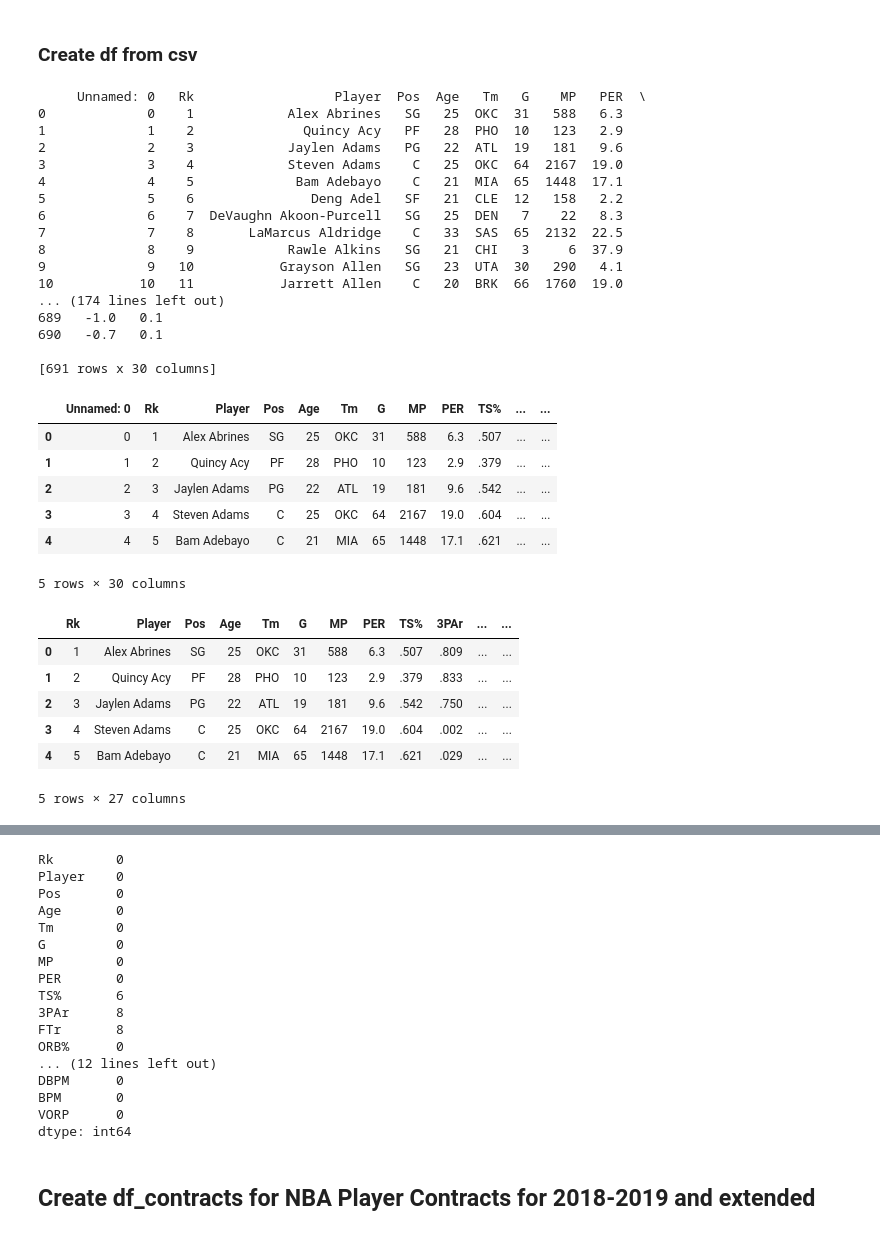
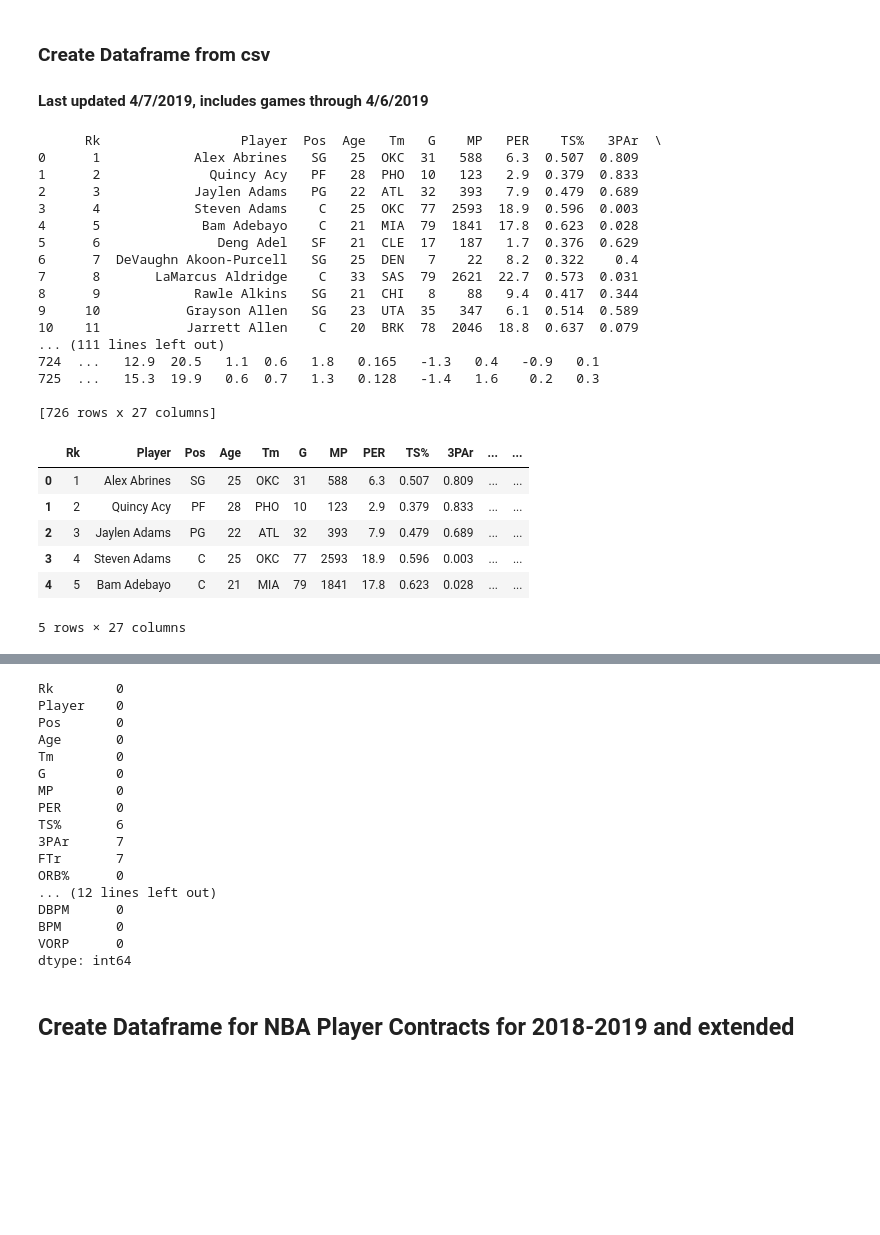
Before and after one commit to drduda9/NBA-Player-Value, a Jupyter notebook: NBA Player Value Data Wrangling.ipynb, the cells around one changed output, grey strips where cells are left out. Saved outputs shown, nothing was run; the diff lists cells and outputs as text; code cells hidden in the pictures; blank space fills up the shorter version.

Commit message:
Add files via upload
Updated notebook with cleaner dataframes

```diff
--- a/NBA Player Value Data Wrangling.ipynb
+++ b/NBA Player Value Data Wrangling.ipynb
@@ -6,38 +6,39 @@ import requests
 import pandas as pd
 import numpy as np
 import matplotlib.pyplot as plt
-# %% [markdown]
-### Create df from csv
+# %% [markdown]
+### Create Dataframe from csv
+#### Last updated 4/7/2019, includes games through 4/6/2019
 # %%
 #creating player stats df from csv
-df = pd.read_csv('nba_player_stats.csv')
+df_stats = pd.read_csv('nba_player_stats.csv')
 # %%
-print(df)
+print(df_stats)
 # %% [output]
-     Unnamed: 0   Rk                  Player  Pos  Age   Tm   G    MP   PER  \
-0             0    1            Alex Abrines   SG   25  OKC  31   588   6.3
-1             1    2              Quincy Acy   PF   28  PHO  10   123   2.9
-2             2    3            Jaylen Adams   PG   22  ATL  19   181   9.6
-3             3    4            Steven Adams    C   25  OKC  64  2167  19.0
-4             4    5             Bam Adebayo    C   21  MIA  65  1448  17.1
-5             5    6               Deng Adel   SF   21  CLE  12   158   2.2
-6             6    7  DeVaughn Akoon-Purcell   SG   25  DEN   7    22   8.3
-7             7    8       LaMarcus Aldridge    C   33  SAS  65  2132  22.5
-8             8    9            Rawle Alkins   SG   21  CHI   3     6  37.9
-9             9   10           Grayson Allen   SG   23  UTA  30   290   4.1
-10           10   11           Jarrett Allen    C   20  BRK  66  1760  19.0
-... (174 lines left out)
-689   -1.0   0.1
-690   -0.7   0.1
+      Rk                  Player  Pos  Age   Tm   G    MP   PER    TS%   3PAr  \
+0      1            Alex Abrines   SG   25  OKC  31   588   6.3  0.507  0.809
+1      2              Quincy Acy   PF   28  PHO  10   123   2.9  0.379  0.833
+2      3            Jaylen Adams   PG   22  ATL  32   393   7.9  0.479  0.689
+3      4            Steven Adams    C   25  OKC  77  2593  18.9  0.596  0.003
+4      5             Bam Adebayo    C   21  MIA  79  1841  17.8  0.623  0.028
+5      6               Deng Adel   SF   21  CLE  17   187   1.7  0.376  0.629
+6      7  DeVaughn Akoon-Purcell   SG   25  DEN   7    22   8.2  0.322    0.4
+7      8       LaMarcus Aldridge    C   33  SAS  79  2621  22.7  0.573  0.031
+8      9            Rawle Alkins   SG   21  CHI   8    88   9.4  0.417  0.344
+9     10           Grayson Allen   SG   23  UTA  35   347   6.1  0.514  0.589
+10    11           Jarrett Allen    C   20  BRK  78  2046  18.8  0.637  0.079
+... (111 lines left out)
+724  ...   12.9  20.5   1.1  0.6   1.8   0.165   -1.3   0.4   -0.9   0.1
+725  ...   15.3  19.9   0.6  0.7   1.3   0.128   -1.4   1.6    0.2   0.3
 
-[691 rows x 30 columns]
+[726 rows x 27 columns]
 # %%
-df.head()
+df_stats.head()
 # %% [output]
-|  | Unnamed: 0 | Rk | Player | Pos | Age | Tm | G | MP | PER | TS% | ... | ... |
-| 0 | 0 | 1 | Alex Abrines | SG | 25 | OKC | 31 | 588 | 6.3 | .507 | ... | ... |
-| 1 | 1 | 2 | Quincy Acy | PF | 28 | PHO | 10 | 123 | 2.9 | .379 | ... | ... |
-| 2 | 2 | 3 | Jaylen Adams | PG | 22 | ATL | 19 | 181 | 9.6 | .542 | ... | ... |
-| 3 | 3 | 4 | Steven Adams | C | 25 | OKC | 64 | 2167 | 19.0 | .604 | ... | ... |
-| 4 | 4 | 5 | Bam Adebayo | C | 21 | MIA | 65 | 1448 | 17.1 | .621 | ... | ... |
+|  | Rk | Player | Pos | Age | Tm | G | MP | PER | TS% | 3PAr | ... | ... |
+| 0 | 1 | Alex Abrines | SG | 25 | OKC | 31 | 588 | 6.3 | 0.507 | 0.809 | ... | ... |
+| 1 | 2 | Quincy Acy | PF | 28 | PHO | 10 | 123 | 2.9 | 0.379 | 0.833 | ... | ... |
+| 2 | 3 | Jaylen Adams | PG | 22 | ATL | 32 | 393 | 7.9 | 0.479 | 0.689 | ... | ... |
+| 3 | 4 | Steven Adams | C | 25 | OKC | 77 | 2593 | 18.9 | 0.596 | 0.003 | ... | ... |
+| 4 | 5 | Bam Adebayo | C | 21 | MIA | 79 | 1841 | 17.8 | 0.623 | 0.028 | ... | ... |
-5 rows × 30 columns
+5 rows × 27 columns
@@ -48,12 +45,2 @@ df = df.drop(columns=['Unnamed: 0', 'Unnamed: 19', 'Unnamed: 24'])
-# %%
-df.head()
-# %% [output]
-|  | Rk | Player | Pos | Age | Tm | G | MP | PER | TS% | 3PAr | ... | ... |
-| 0 | 1 | Alex Abrines | SG | 25 | OKC | 31 | 588 | 6.3 | .507 | .809 | ... | ... |
-| 1 | 2 | Quincy Acy | PF | 28 | PHO | 10 | 123 | 2.9 | .379 | .833 | ... | ... |
-| 2 | 3 | Jaylen Adams | PG | 22 | ATL | 19 | 181 | 9.6 | .542 | .750 | ... | ... |
-| 3 | 4 | Steven Adams | C | 25 | OKC | 64 | 2167 | 19.0 | .604 | .002 | ... | ... |
-| 4 | 5 | Bam Adebayo | C | 21 | MIA | 65 | 1448 | 17.1 | .621 | .029 | ... | ... |
-5 rows × 27 columns
 # %%
 #full definition of all columns can be found at https://www.basketball-reference.com/leagues/NBA_2019_advanced.html
@@ -78,7 +65,7 @@ list(df)
  'VORP']
 # %%
 # print total missing values for each feature
-print(df.isnull().sum())
+print(df_stats.isnull().sum())
 # %% [output]
 Rk        0
 Player    0
@@ -89,8 +76,8 @@ G         0
 MP        0
 PER       0
 TS%       6
-3PAr      8
-FTr       8
+3PAr      7
+FTr       7
 ORB%      0
 ... (12 lines left out)
 DBPM      0
@@ -98,7 +85,7 @@ BPM       0
 VORP      0
 dtype: int64
 # %% [markdown]
-## Create df_contracts for NBA Player Contracts for 2018-2019 and extended
+## Create Dataframe for NBA Player Contracts for 2018-2019 and extended
 # %%
 df_contracts = pd.read_csv(r'C:\Users\dudad\Documents\Data Science Career Track\Data Wrangling\player_contracts.csv', delimiter = ',')
 print(df_contracts)
```
Also changed, not shown: parts of 22 cells of this notebook.
